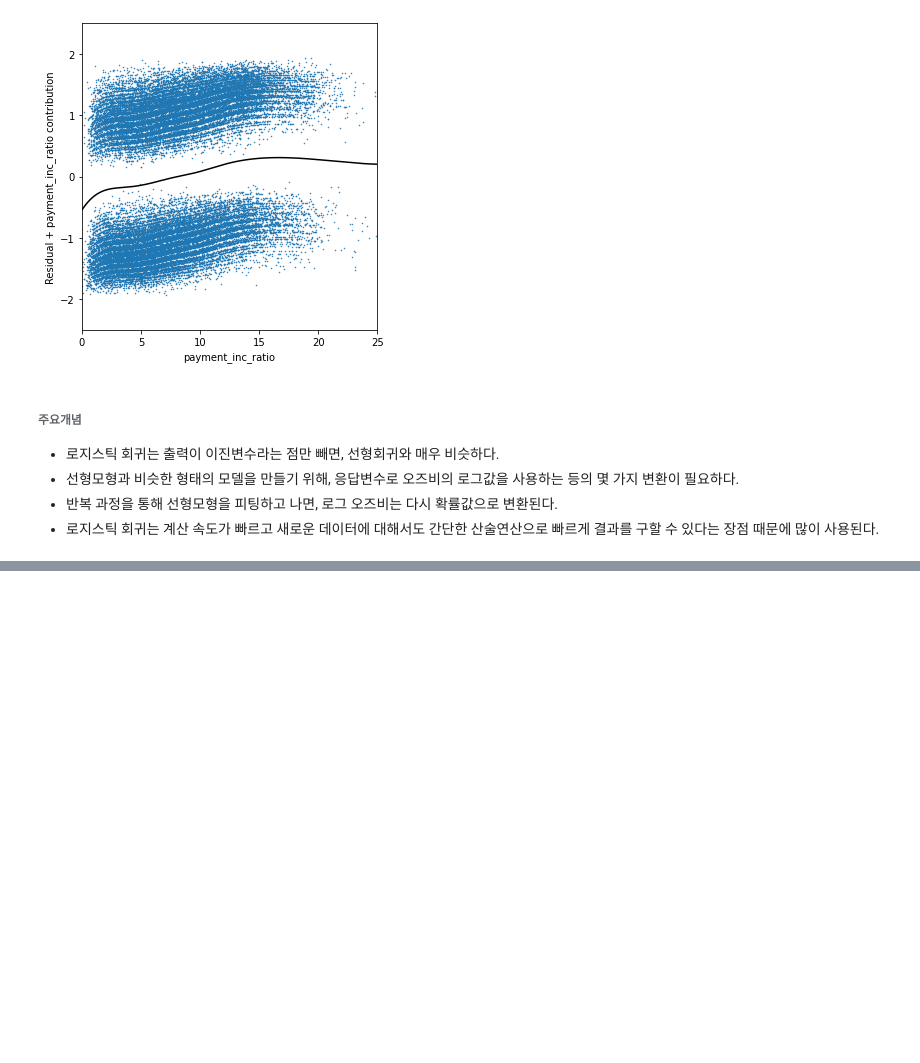
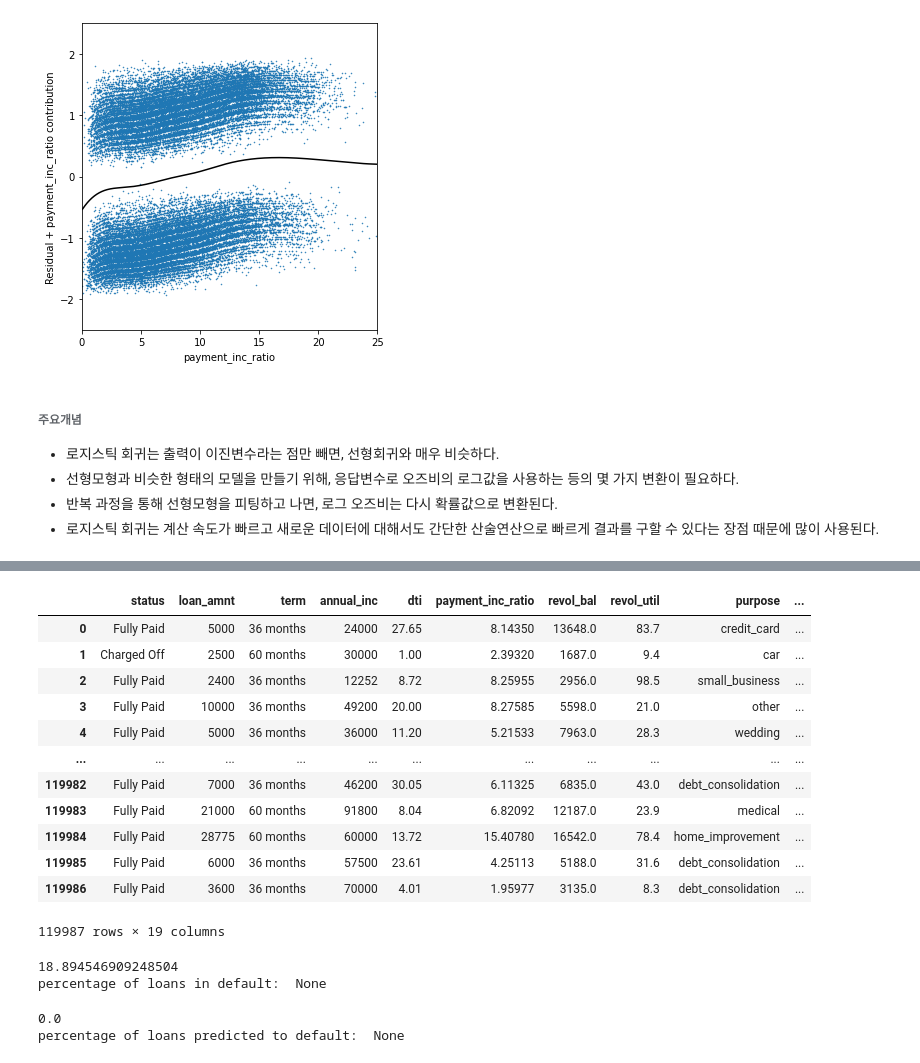
Before and after one commit to reeesource/Basic_statistic, a Jupyter notebook: JawonMin/ch5.ipynb, the cells around one changed output, grey strips where cells are left out. Saved outputs shown, nothing was run; the diff lists cells and outputs as text; code cells hidden in the pictures; blank space fills up the shorter version.

```diff
--- a/JawonMin/ch5.ipynb
+++ b/JawonMin/ch5.ipynb
@@ -446,0 +643,38 @@ plt.show()
+# %%
+full_train_set = pd.read_csv('C:/data/stats_for_ds/full_train_set.csv') ;full_train_set
+# %% [output]
+|  | status | loan_amnt | term | annual_inc | dti | payment_inc_ratio | revol_bal | revol_util | purpose | ... |
+| 0 | Fully Paid | 5000 | 36 months | 24000 | 27.65 | 8.14350 | 13648.0 | 83.7 | credit_card | ... |
+| 1 | Charged Off | 2500 | 60 months | 30000 | 1.00 | 2.39320 | 1687.0 | 9.4 | car | ... |
+| 2 | Fully Paid | 2400 | 36 months | 12252 | 8.72 | 8.25955 | 2956.0 | 98.5 | small_business | ... |
+| 3 | Fully Paid | 10000 | 36 months | 49200 | 20.00 | 8.27585 | 5598.0 | 21.0 | other | ... |
+| 4 | Fully Paid | 5000 | 36 months | 36000 | 11.20 | 5.21533 | 7963.0 | 28.3 | wedding | ... |
+| ... | ... | ... | ... | ... | ... | ... | ... | ... | ... | ... |
+| 119982 | Fully Paid | 7000 | 36 months | 46200 | 30.05 | 6.11325 | 6835.0 | 43.0 | debt_consolidation | ... |
+| 119983 | Fully Paid | 21000 | 60 months | 91800 | 8.04 | 6.82092 | 12187.0 | 23.9 | medical | ... |
+| 119984 | Fully Paid | 28775 | 60 months | 60000 | 13.72 | 15.40780 | 16542.0 | 78.4 | home_improvement | ... |
+| 119985 | Fully Paid | 6000 | 36 months | 57500 | 23.61 | 4.25113 | 5188.0 | 31.6 | debt_consolidation | ... |
+| 119986 | Fully Paid | 3600 | 36 months | 70000 | 4.01 | 1.95977 | 3135.0 | 8.3 | debt_consolidation | ... |
+119987 rows × 19 columns
+# %%
+print('percentage of loans in default: ',
+print(      100 * np.mean(full_train_set.outcome == 'default')))
+# %% [output]
+18.894546909248504
+percentage of loans in default:  None
+# %%
+# 모델 학습에 전체 데이터를 사용하는 경우
+predictors = ['payment_inc_ratio', 'purpose_', 'home_', 'emp_len_',
+              'dti', 'revol_bal', 'revol_util']
+outcome = 'outcome'
+X = pd.get_dummies(full_train_set[predictors], prefix='', prefix_sep='',
+                   drop_first=True)
+y = full_train_set[outcome]
+
+full_model = LogisticRegression(penalty='l2', C=1e42, solver='liblinear')
+full_model.fit(X, y)
+print('percentage of loans predicted to default: ',
+print(      100 * np.mean(full_model.predict(X) == 'default')))
+# %% [output]
+0.0
+percentage of loans predicted to default:  None
```
Also changed, not shown: parts of 29 cells of this notebook.
